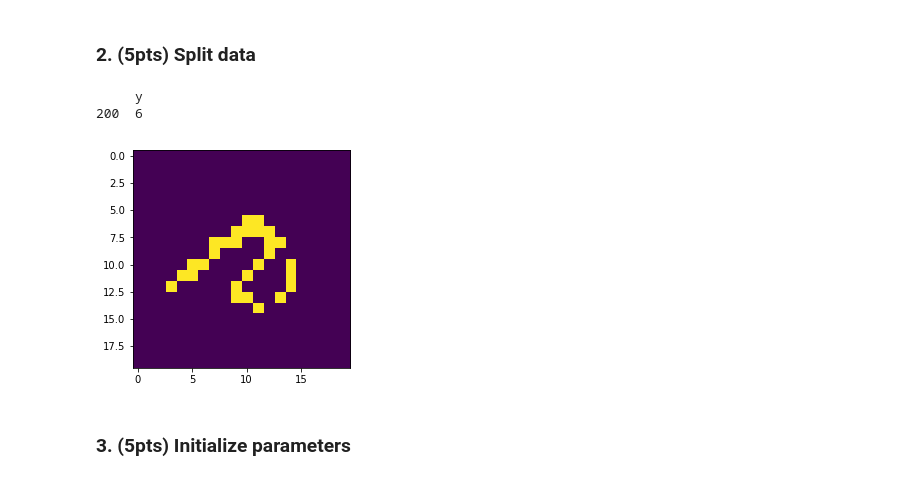
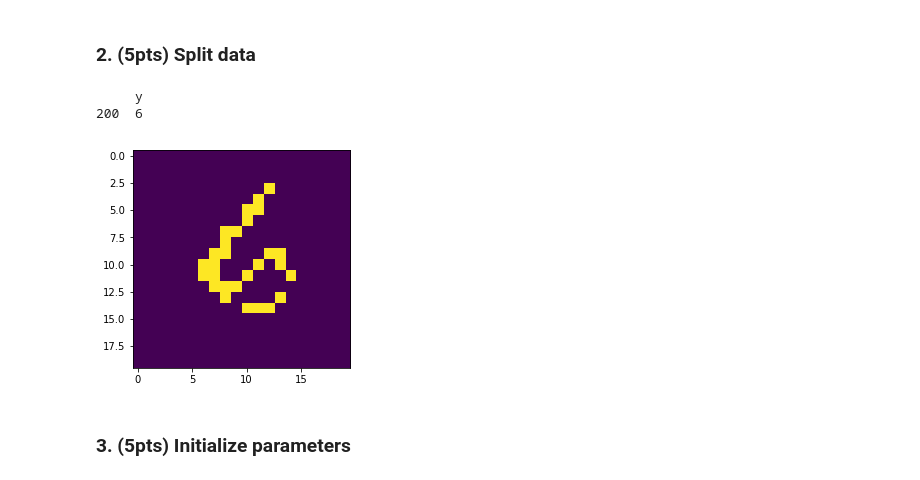
Before and after one commit to MeenakshiParyani/Neural-Networks, a Jupyter notebook: Neural-Network-With-One-Hidden-Layer.ipynb, the cells around one changed output. Saved outputs shown, nothing was run; the diff lists cells and outputs as text; code cells hidden in the pictures.

```diff
--- a/Neural-Network-With-One-Hidden-Layer.ipynb
+++ b/Neural-Network-With-One-Hidden-Layer.ipynb
@@ -123,25 +124,25 @@ y_train_mat = oneHotEncode(y_train).T
 # %%
 # Reading the test data
 data_test = pd.read_csv('ex3_test.csv', sep=",", encoding='utf-8', header='infer')
 df_test = data_test
 
 y_test = pd.DataFrame(df_test['y'])
 X_test = df_test.drop(['y'], axis=1)
 
 X_test_mat = np.matrix(X_test).T
 y_test_mat = oneHotEncode(y_test).T
 
 # Plot the selected pixel
 num = 200
 pixels = np.array(X_test[num:num+1], dtype='uint8')
 print(y_test[num:num+1])
-pixels = pixels.reshape((20, 20))
+pixels = pixels.reshape((20, 20)).T
 plt.imshow(pixels)
 plt.show()
 # %% [output]
      y
 200  6
-[figure, old version]
+[figure, new version]
 # %% [markdown]
 ### 3. (5pts) Initialize parameters
 # %%
```
Also changed, not shown: parts of 6 cells of this notebook.
